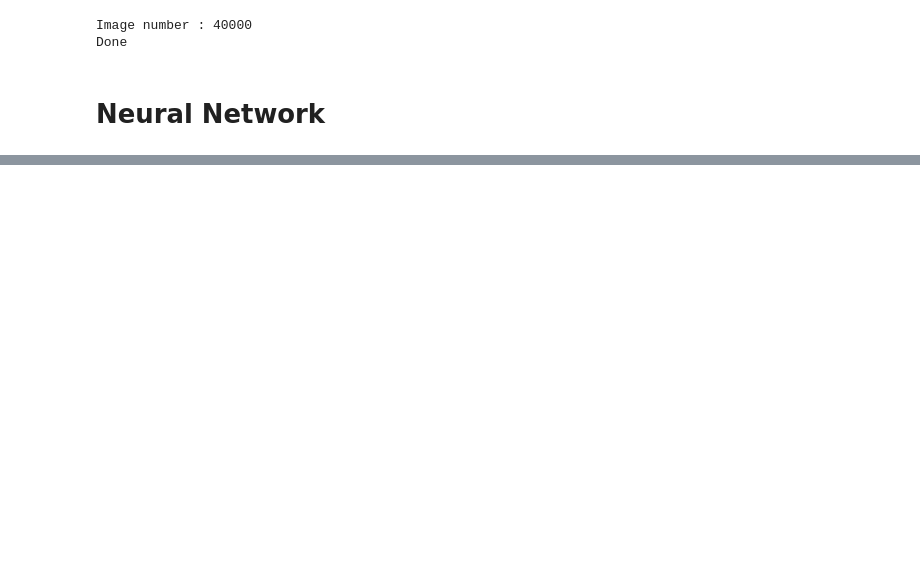
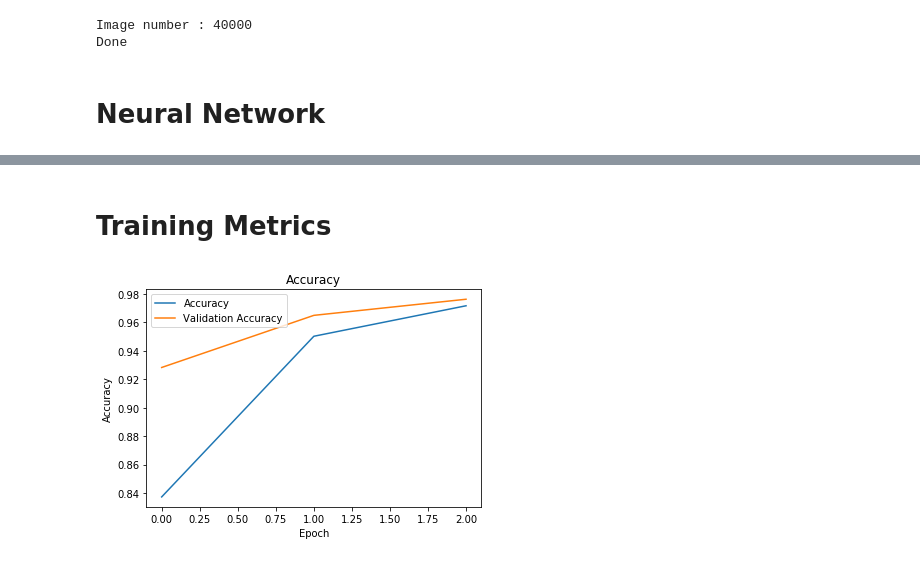
Before and after one commit to sagnik106/Concrete-Crack-Detection, a Jupyter notebook: Model.ipynb, the cells around one changed output, grey strips where cells are left out. Saved outputs shown, nothing was run; the diff lists cells and outputs as text; code cells hidden in the pictures; blank space fills up the shorter version.

Commit message:
Added changes on model in training and testing

```diff
--- a/Model.ipynb
+++ b/Model.ipynb
@@ -102,6 +104,11 @@ Image number : 40000
 Done
 # %%
 x_edge=np.load('x_edge.npy')
+# %%
+x_train=x_edge[:-10000]
+y_train=y[:-10000]
+x_test=x_edge[-10000:]
+y_test=y[-10000:]
 # %% [markdown]
 # Neural Network
 # %%
@@ -138,3 +143,8 @@ Total params: 33,593,122
 Trainable params: 33,593,122
 Non-trainable params: 0
 _________________________________________________________________
+# %%
+tdash=Tensordash(email='sagnik106@gmail.com', password='ZeusTrident3', ModelName='Concrete Crack Detection')
+# %%
+with tf.device("/gpu:0"):
+    history=model.fit(x_train, y_train, batch_size=1024, epochs=3, verbose=1, callbacks=[tdash], validation_split=0.1, shuffle=True)
@@ -140,0 +159,14 @@ _________________________________________________________________
+# %% [markdown]
+# Training Metrics
+# %%
+import matplotlib.pyplot as plt
+plt.plot(history.history['accuracy'])
+plt.plot(history.history['val_accuracy'])
+plt.title('Accuracy')
+plt.ylabel('Accuracy')
+plt.xlabel('Epoch')
+plt.legend(['Accuracy', 'Validation Accuracy'], loc='upper left')
+plt.savefig("Accuracy.png")
+plt.show()
+# %% [output]
+[figure, added]
```
Also changed, not shown: parts of 10 cells of this notebook.
